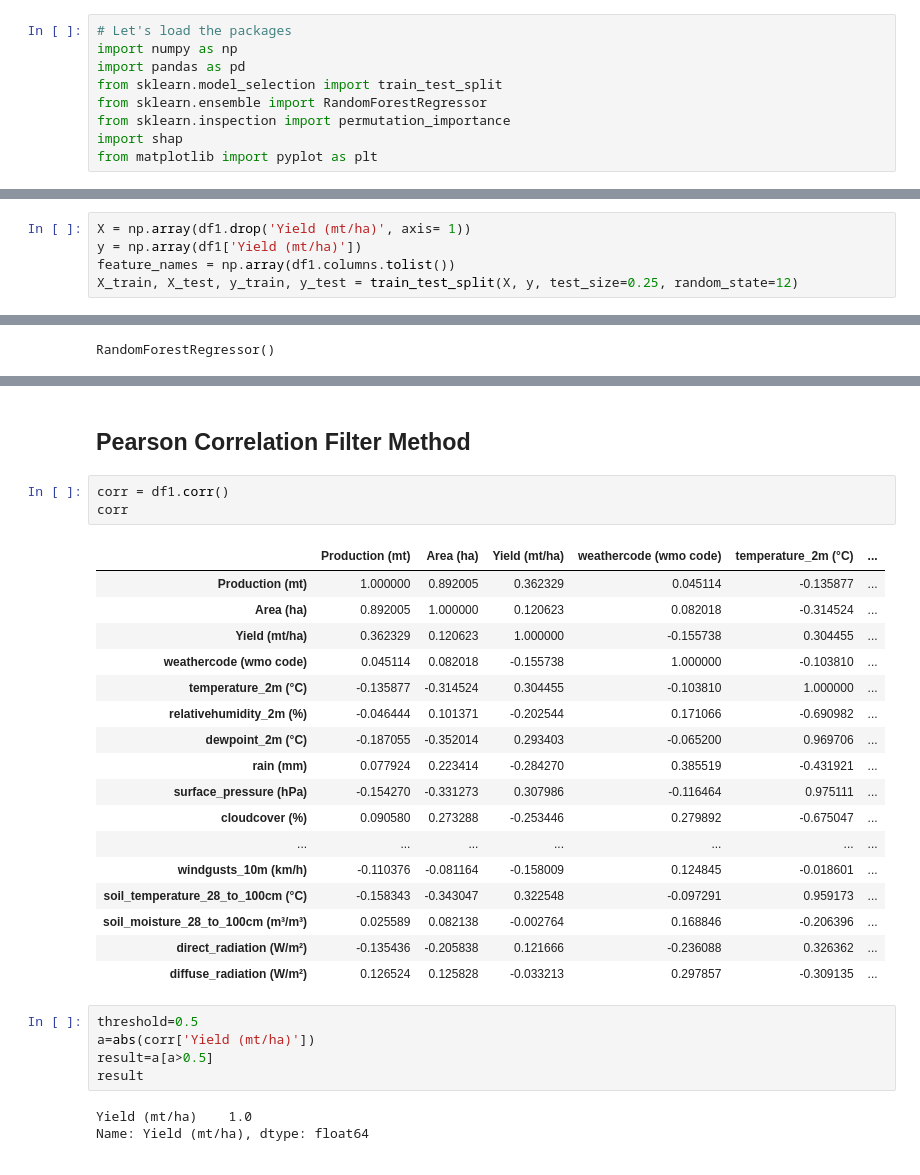
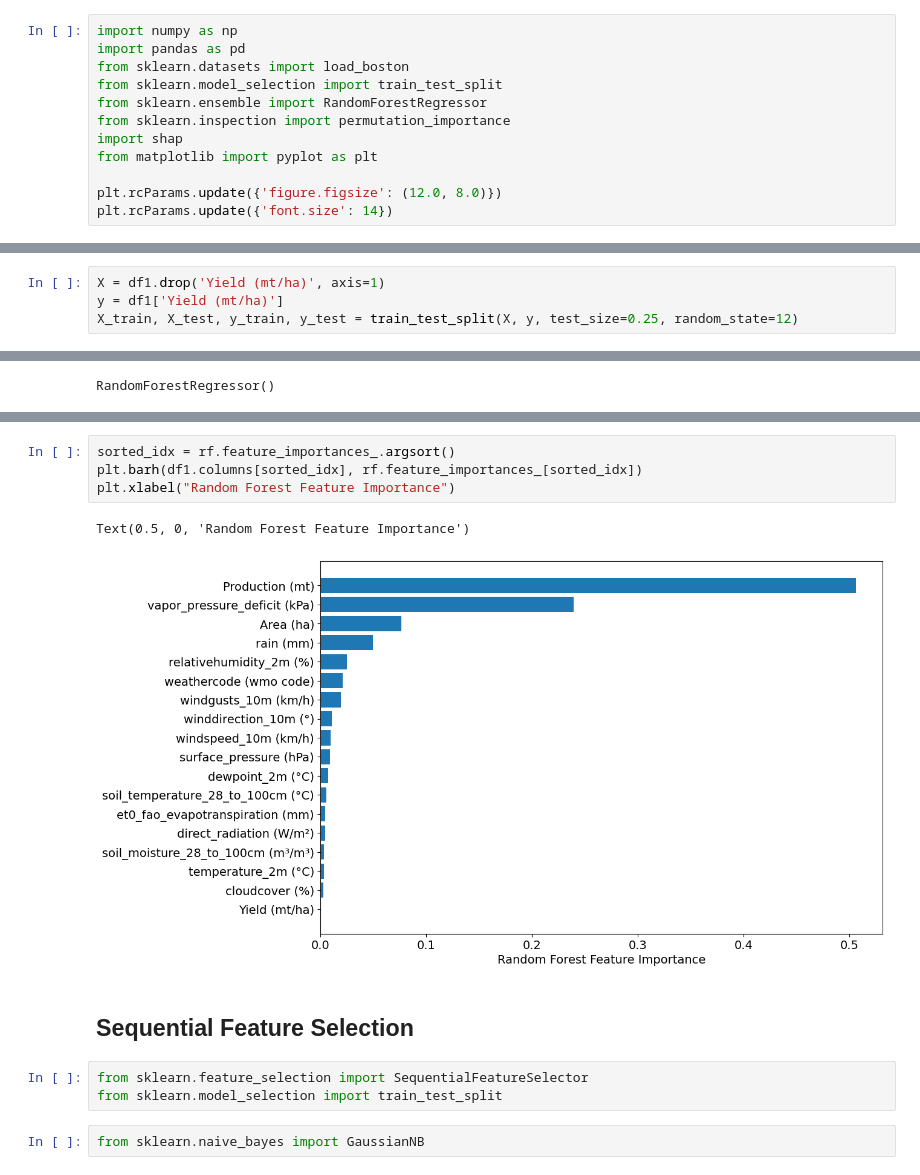
Before and after one commit to darahmanayaga/thesis-2, a Jupyter notebook: preprocessing.ipynb, the cells around one changed output, grey strips where cells are left out. Saved outputs shown, nothing was run; the diff lists cells and outputs as text.

Commit message:
Sequential Feature Selection done

```diff
--- a/preprocessing.ipynb
+++ b/preprocessing.ipynb
@@ -1403,18 +1370,20 @@ Successfully installed cloudpickle-2.2.1 llvmlite-0.40.1 numba-0.57.1 shap-0.42.
 # %%
-# Let's load the packages
 import numpy as np
 import pandas as pd
+from sklearn.datasets import load_boston
 from sklearn.model_selection import train_test_split
 from sklearn.ensemble import RandomForestRegressor
 from sklearn.inspection import permutation_importance
 import shap
 from matplotlib import pyplot as plt
+
+plt.rcParams.update({'figure.figsize': (12.0, 8.0)})
+plt.rcParams.update({'font.size': 14})
 # %% [output]
 Using `tqdm.autonotebook.tqdm` in notebook mode. Use `tqdm.tqdm` instead to force console mode (e.g. in jupyter console)
 # %%
-X = np.array(df1.drop('Yield (mt/ha)', axis= 1))
-y = np.array(df1['Yield (mt/ha)'])
-feature_names = np.array(df1.columns.tolist())
+X = df1.drop('Yield (mt/ha)', axis=1)
+y = df1['Yield (mt/ha)']
 X_train, X_test, y_train, y_test = train_test_split(X, y, test_size=0.25, random_state=12)
 # %%
 rf = RandomForestRegressor(n_estimators=100)
@@ -1437,31 +1401,14 @@ ValueError: shape mismatch: objects cannot be broadcast to a single shape.  Mism
-# %% [markdown]
-## Pearson Correlation Filter Method
-# %%
-corr = df1.corr()
-corr
-# %% [output]
-|  | Production (mt) | Area (ha) | Yield (mt/ha) | weathercode (wmo code) | temperature_2m (°C) | ... |
-| Production (mt) | 1.000000 | 0.892005 | 0.362329 | 0.045114 | -0.135877 | ... |
-| Area (ha) | 0.892005 | 1.000000 | 0.120623 | 0.082018 | -0.314524 | ... |
-| Yield (mt/ha) | 0.362329 | 0.120623 | 1.000000 | -0.155738 | 0.304455 | ... |
-| weathercode (wmo code) | 0.045114 | 0.082018 | -0.155738 | 1.000000 | -0.103810 | ... |
-| temperature_2m (°C) | -0.135877 | -0.314524 | 0.304455 | -0.103810 | 1.000000 | ... |
-| relativehumidity_2m (%) | -0.046444 | 0.101371 | -0.202544 | 0.171066 | -0.690982 | ... |
-| dewpoint_2m (°C) | -0.187055 | -0.352014 | 0.293403 | -0.065200 | 0.969706 | ... |
-| rain (mm) | 0.077924 | 0.223414 | -0.284270 | 0.385519 | -0.431921 | ... |
-| surface_pressure (hPa) | -0.154270 | -0.331273 | 0.307986 | -0.116464 | 0.975111 | ... |
-| cloudcover (%) | 0.090580 | 0.273288 | -0.253446 | 0.279892 | -0.675047 | ... |
-| ... | ... | ... | ... | ... | ... | ... |
-| windgusts_10m (km/h) | -0.110376 | -0.081164 | -0.158009 | 0.124845 | -0.018601 | ... |
-| soil_temperature_28_to_100cm (°C) | -0.158343 | -0.343047 | 0.322548 | -0.097291 | 0.959173 | ... |
-| soil_moisture_28_to_100cm (m³/m³) | 0.025589 | 0.082138 | -0.002764 | 0.168846 | -0.206396 | ... |
-| direct_radiation (W/m²) | -0.135436 | -0.205838 | 0.121666 | -0.236088 | 0.326362 | ... |
-| diffuse_radiation (W/m²) | 0.126524 | 0.125828 | -0.033213 | 0.297857 | -0.309135 | ... |
-# %%
-threshold=0.5
-a=abs(corr['Yield (mt/ha)'])
-result=a[a>0.5]
-result
-# %% [output]
-Yield (mt/ha)    1.0
-Name: Yield (mt/ha), dtype: float64
+# %%
+sorted_idx = rf.feature_importances_.argsort()
+plt.barh(df1.columns[sorted_idx], rf.feature_importances_[sorted_idx])
+plt.xlabel("Random Forest Feature Importance")
+# %% [output]
+Text(0.5, 0, 'Random Forest Feature Importance')
+[figure, added]
+# %% [markdown]
+## Sequential Feature Selection
+# %%
+from sklearn.feature_selection import SequentialFeatureSelector
+from sklearn.model_selection import train_test_split
+# %%
+from sklearn.naive_bayes import GaussianNB
```
Also changed, not shown: parts of 10 cells of this notebook.
